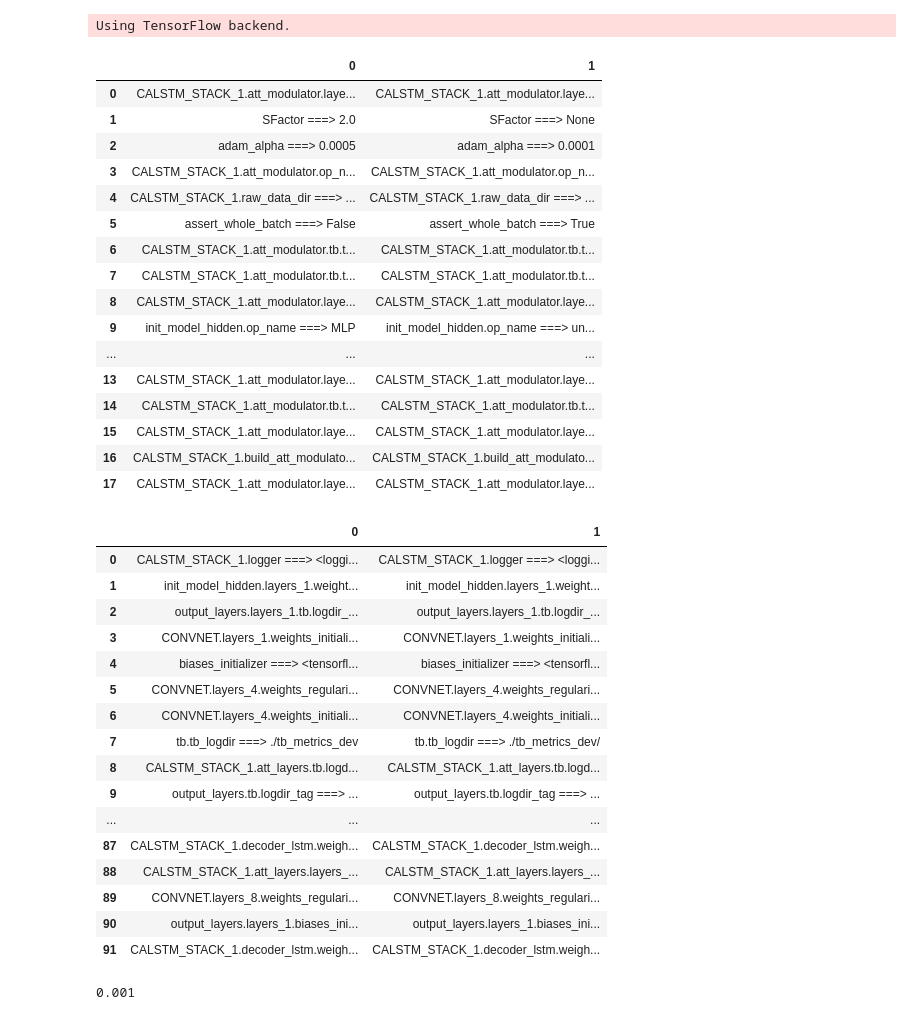
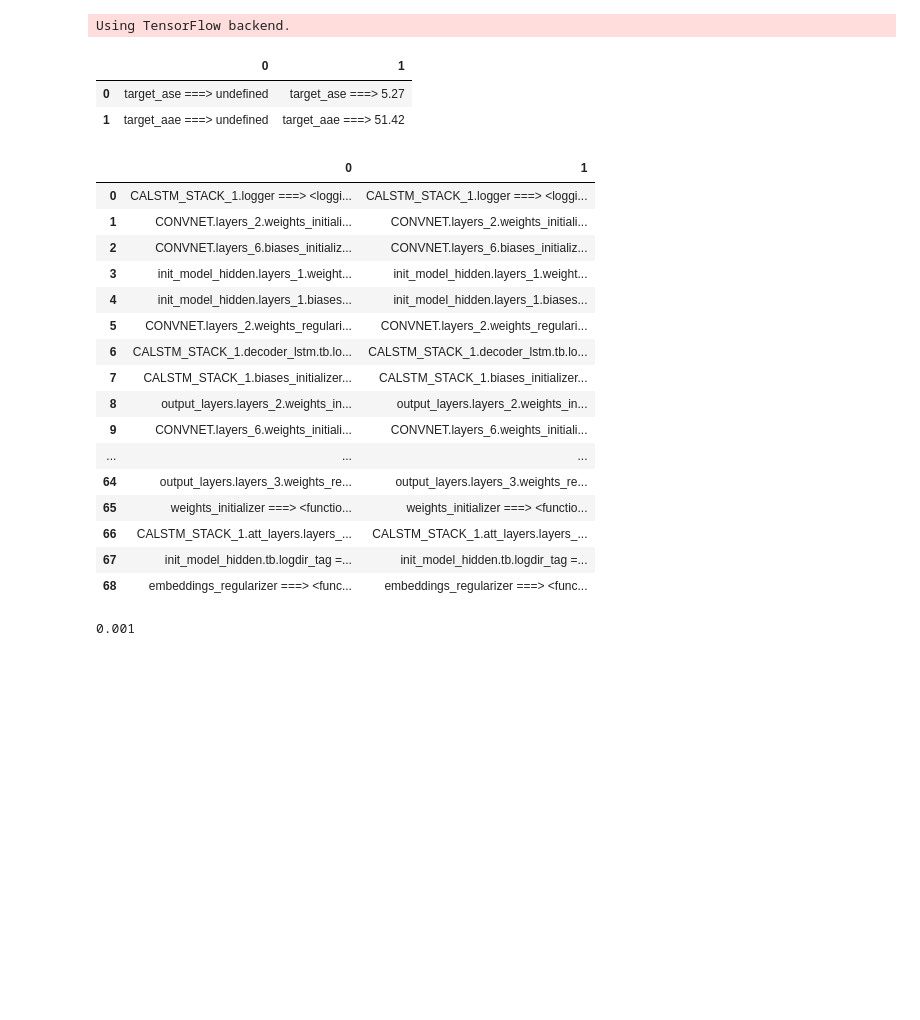
Before and after one commit to untrix/im2latex, a Jupyter notebook: src/diff_params.ipynb, the cells around one changed output. Drawn from its saved outputs; the diff is of its cells as text; code cells hidden in the pictures; blank space fills up the shorter version.

```diff
--- a/src/diff_params.ipynb
+++ b/src/diff_params.ipynb
@@ -30,43 +30,29 @@ from viz_commons import VisualizeDir, DiffParams, VisualizeStep
 Using TensorFlow backend.
 # %%
 # diff = DiffParams('/zpool_3TB/i2l/tb_metrics/2017-11-18 20-34-05 PST best_newData_3.1LSTM_2init_3OutMLP_3attMLPfull_1beta_0pLambda_regroupImage_i=2', './tb_metrics_dev/2017-11-19 21-31-52 PST noBins_3.1LSTM_2init_3OutMLP_3attMLPfull_1beta_0pLambda_regroupImage_i=2')
-diff = DiffParams('/zpool_3TB/i2l/tb_metrics/2017-11-18 20-34-05 PST best_newData_3.1LSTM_2init_3OutMLP_3attMLPfull_1beta_0pLambda_regroupImage_i=2', './tb_metrics_dev/2017-11-20 23-11-24 PST 3.1LSTM_2init_3OutMLP_3attMLPfull_1beta_0pLambda_regroupImage_i=2')
+diff = DiffParams('./tb_metrics_dev/2017-11-20 23-11-24 PST 81.76bleu2_3.1LSTM_2init_3OutMLP_3attMLPfull_1beta_0pLambda_regroupImage_i=2', './tb_metrics_dev/2017-11-22 18-48-55 PST 3.1LSTM_2init_3OutMLP_3attMLPfull_1beta_0pLambda_regroupImage_i=2_target_ase')
 diff.hyper()
 # %% [output]
 |  | 0 | 1 |
-| 0 | CALSTM_STACK_1.att_modulator.laye... | CALSTM_STACK_1.att_modulator.laye... |
-| 1 | SFactor ===> 2.0 | SFactor ===> None |
-| 2 | adam_alpha ===> 0.0005 | adam_alpha ===> 0.0001 |
-| 3 | CALSTM_STACK_1.att_modulator.op_n... | CALSTM_STACK_1.att_modulator.op_n... |
-| 4 | CALSTM_STACK_1.raw_data_dir ===> ... | CALSTM_STACK_1.raw_data_dir ===> ... |
-| 5 | assert_whole_batch ===> False | assert_whole_batch ===> True |
-| 6 | CALSTM_STACK_1.att_modulator.tb.t... | CALSTM_STACK_1.att_modulator.tb.t... |
-| 7 | CALSTM_STACK_1.att_modulator.tb.t... | CALSTM_STACK_1.att_modulator.tb.t... |
-| 8 | CALSTM_STACK_1.att_modulator.laye... | CALSTM_STACK_1.att_modulator.laye... |
-| 9 | init_model_hidden.op_name ===> MLP | init_model_hidden.op_name ===> un... |
-| ... | ... | ... |
-| 13 | CALSTM_STACK_1.att_modulator.laye... | CALSTM_STACK_1.att_modulator.laye... |
-| 14 | CALSTM_STACK_1.att_modulator.tb.t... | CALSTM_STACK_1.att_modulator.tb.t... |
-| 15 | CALSTM_STACK_1.att_modulator.laye... | CALSTM_STACK_1.att_modulator.laye... |
-| 16 | CALSTM_STACK_1.build_att_modulato... | CALSTM_STACK_1.build_att_modulato... |
-| 17 | CALSTM_STACK_1.att_modulator.laye... | CALSTM_STACK_1.att_modulator.laye... |
+| 0 | target_ase ===> undefined | target_ase ===> 5.27 |
+| 1 | target_aae ===> undefined | target_aae ===> 51.42 |
 |  | 0 | 1 |
 | 0 | CALSTM_STACK_1.logger ===> <loggi... | CALSTM_STACK_1.logger ===> <loggi... |
-| 1 | init_model_hidden.layers_1.weight... | init_model_hidden.layers_1.weight... |
-| 2 | output_layers.layers_1.tb.logdir_... | output_layers.layers_1.tb.logdir_... |
-| 3 | CONVNET.layers_1.weights_initiali... | CONVNET.layers_1.weights_initiali... |
-| 4 | biases_initializer ===> <tensorfl... | biases_initializer ===> <tensorfl... |
-| 5 | CONVNET.layers_4.weights_regulari... | CONVNET.layers_4.weights_regulari... |
-| 6 | CONVNET.layers_4.weights_initiali... | CONVNET.layers_4.weights_initiali... |
-| 7 | tb.tb_logdir ===> ./tb_metrics_dev | tb.tb_logdir ===> ./tb_metrics_dev/ |
-| 8 | CALSTM_STACK_1.att_layers.tb.logd... | CALSTM_STACK_1.att_layers.tb.logd... |
-| 9 | output_layers.tb.logdir_tag ===> ... | output_layers.tb.logdir_tag ===> ... |
+| 1 | CONVNET.layers_2.weights_initiali... | CONVNET.layers_2.weights_initiali... |
+| 2 | CONVNET.layers_6.biases_initializ... | CONVNET.layers_6.biases_initializ... |
+| 3 | init_model_hidden.layers_1.weight... | init_model_hidden.layers_1.weight... |
+| 4 | init_model_hidden.layers_1.biases... | init_model_hidden.layers_1.biases... |
+| 5 | CONVNET.layers_2.weights_regulari... | CONVNET.layers_2.weights_regulari... |
+| 6 | CALSTM_STACK_1.decoder_lstm.tb.lo... | CALSTM_STACK_1.decoder_lstm.tb.lo... |
+| 7 | CALSTM_STACK_1.biases_initializer... | CALSTM_STACK_1.biases_initializer... |
+| 8 | output_layers.layers_2.weights_in... | output_layers.layers_2.weights_in... |
+| 9 | CONVNET.layers_6.weights_initiali... | CONVNET.layers_6.weights_initiali... |
 | ... | ... | ... |
-| 87 | CALSTM_STACK_1.decoder_lstm.weigh... | CALSTM_STACK_1.decoder_lstm.weigh... |
-| 88 | CALSTM_STACK_1.att_layers.layers_... | CALSTM_STACK_1.att_layers.layers_... |
-| 89 | CONVNET.layers_8.weights_regulari... | CONVNET.layers_8.weights_regulari... |
-| 90 | output_layers.layers_1.biases_ini... | output_layers.layers_1.biases_ini... |
-| 91 | CALSTM_STACK_1.decoder_lstm.weigh... | CALSTM_STACK_1.decoder_lstm.weigh... |
+| 64 | output_layers.layers_3.weights_re... | output_layers.layers_3.weights_re... |
+| 65 | weights_initializer ===> <functio... | weights_initializer ===> <functio... |
+| 66 | CALSTM_STACK_1.att_layers.layers_... | CALSTM_STACK_1.att_layers.layers_... |
+| 67 | init_model_hidden.tb.logdir_tag =... | init_model_hidden.tb.logdir_tag =... |
+| 68 | embeddings_regularizer ===> <func... | embeddings_regularizer ===> <func... |
 # %%
 one, two = diff.get_hyper()
 # %%
```
Also changed, not shown: 3 other files.
